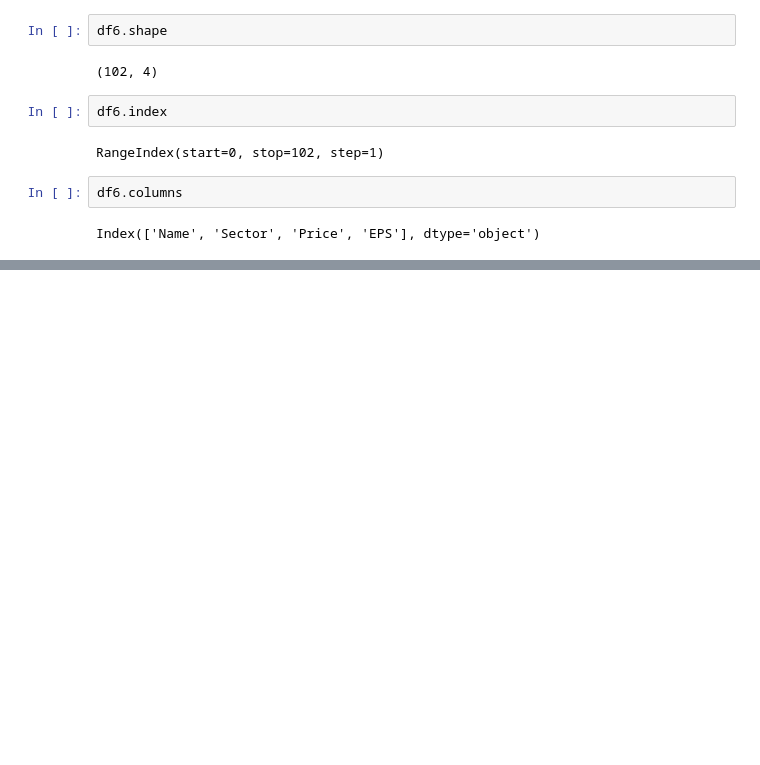
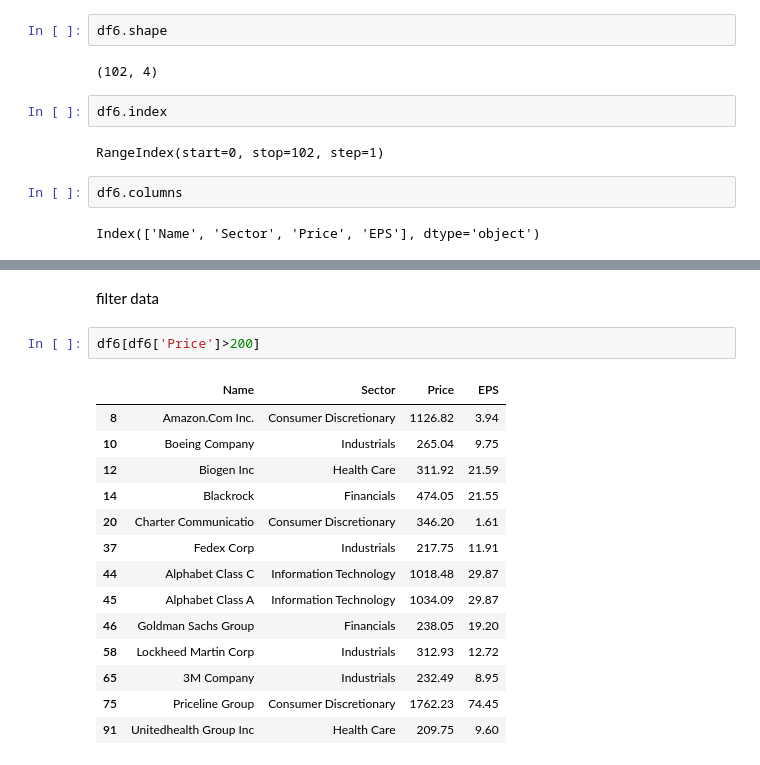
Before and after one commit to sunilsala88/batch-31, a Jupyter notebook: 9_data_analysis/pandas1.ipynb, the cells around one changed output, grey strips where cells are left out. Drawn from its saved outputs; the diff is of its cells as text; blank space fills up the shorter version.

```diff
--- a/9_data_analysis/pandas1.ipynb
+++ b/9_data_analysis/pandas1.ipynb
@@ -242,0 +276,19 @@ Index(['Name', 'Sector', 'Price', 'EPS'], dtype='object')
+# %% [markdown]
+filter data
+# %%
+df6[df6['Price']>200]
+# %% [output]
+|  | Name | Sector | Price | EPS |
+| 8 | Amazon.Com Inc. | Consumer Discretionary | 1126.82 | 3.94 |
+| 10 | Boeing Company | Industrials | 265.04 | 9.75 |
+| 12 | Biogen Inc | Health Care | 311.92 | 21.59 |
+| 14 | Blackrock | Financials | 474.05 | 21.55 |
+| 20 | Charter Communicatio | Consumer Discretionary | 346.20 | 1.61 |
+| 37 | Fedex Corp | Industrials | 217.75 | 11.91 |
+| 44 | Alphabet Class C | Information Technology | 1018.48 | 29.87 |
+| 45 | Alphabet Class A | Information Technology | 1034.09 | 29.87 |
+| 46 | Goldman Sachs Group | Financials | 238.05 | 19.20 |
+| 58 | Lockheed Martin Corp | Industrials | 312.93 | 12.72 |
+| 65 | 3M Company | Industrials | 232.49 | 8.95 |
+| 75 | Priceline Group | Consumer Discretionary | 1762.23 | 74.45 |
+| 91 | Unitedhealth Group Inc | Health Care | 209.75 | 9.60 |
```
Also changed, not shown: parts of 5 cells of this notebook.
